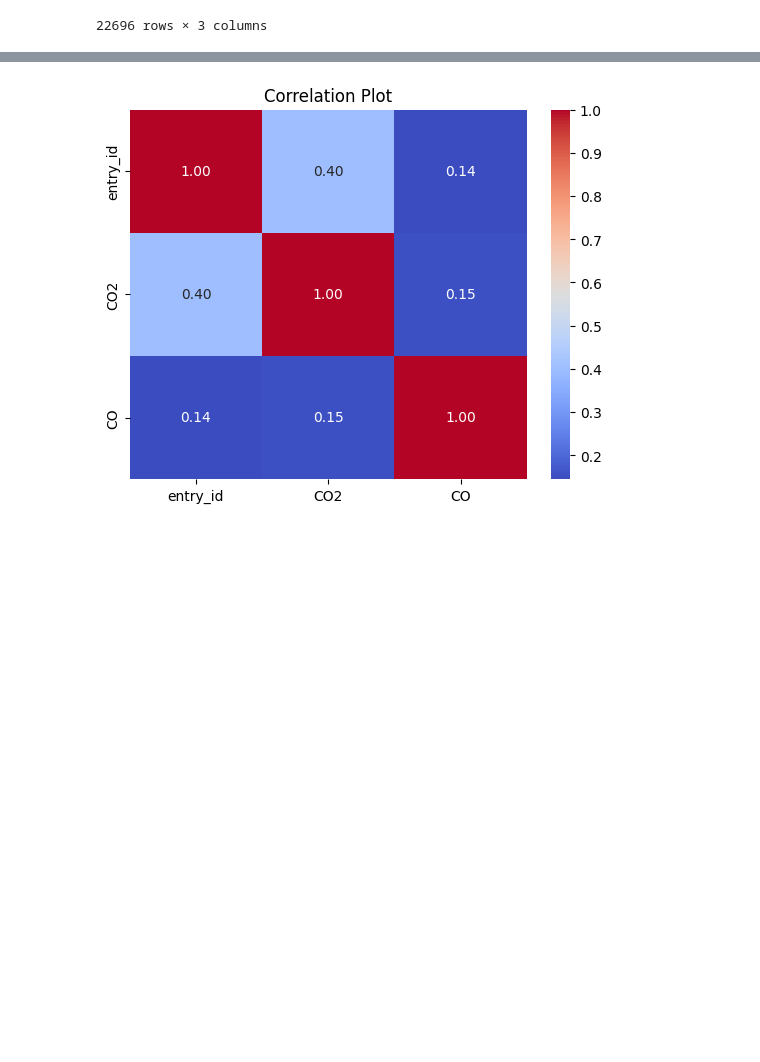
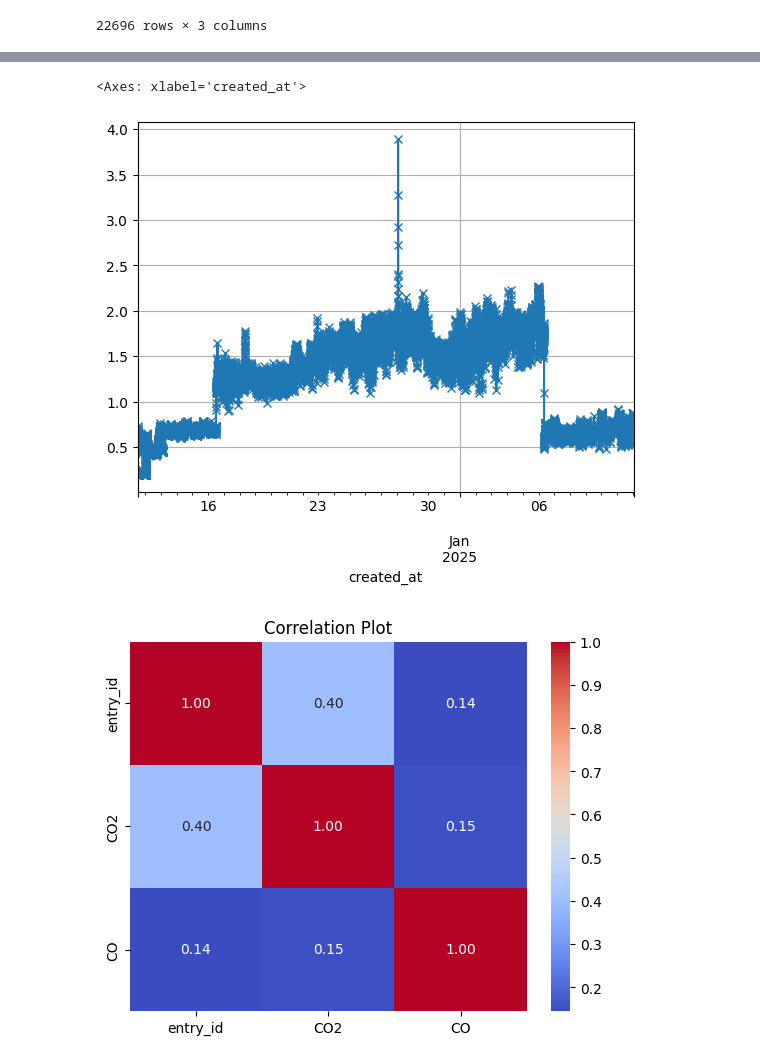
Before and after one commit to Hardtophead/Prediksi_Polusi_Udara, a Jupyter notebook: Prediksi_Polusi_LSTM.ipynb, the cells around one changed output, grey strips where cells are left out. Cells and saved outputs as stored; diff of their text form; code cells hidden in the pictures; blank space fills up the shorter version.

```diff
--- a/Prediksi_Polusi_LSTM.ipynb
+++ b/Prediksi_Polusi_LSTM.ipynb
@@ -128,3 +123,8 @@ df_per_2menit['CO']['2024-12-11':'2025-01-12'].plot(grid=True, marker='.')
+# %%
+df_per_2menit['CO'].plot(grid=True, marker='x')
+# %% [output]
+<Axes: xlabel='created_at'>
+[figure, added]
 # %%
 correlation = df_per_2menit[['entry_id','CO2', 'CO']].corr()
 
```
Also changed, not shown: parts of 31 cells of this notebook.
